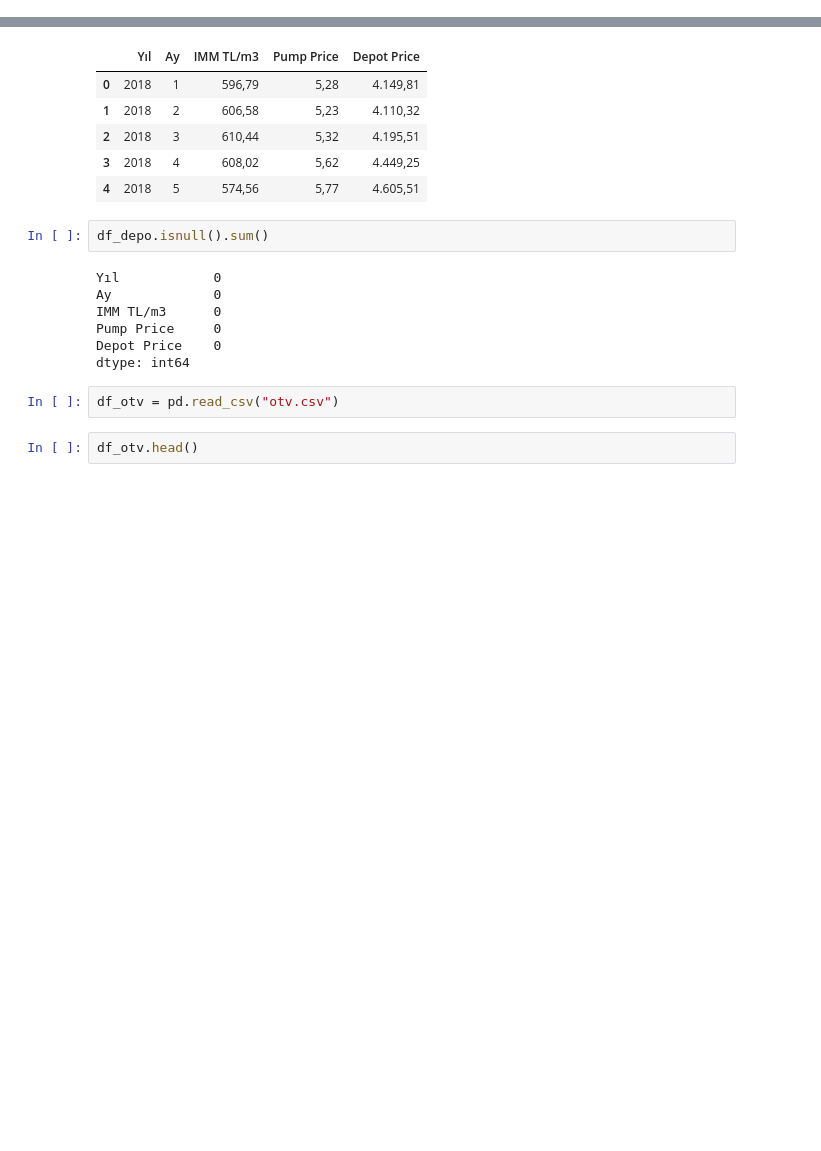
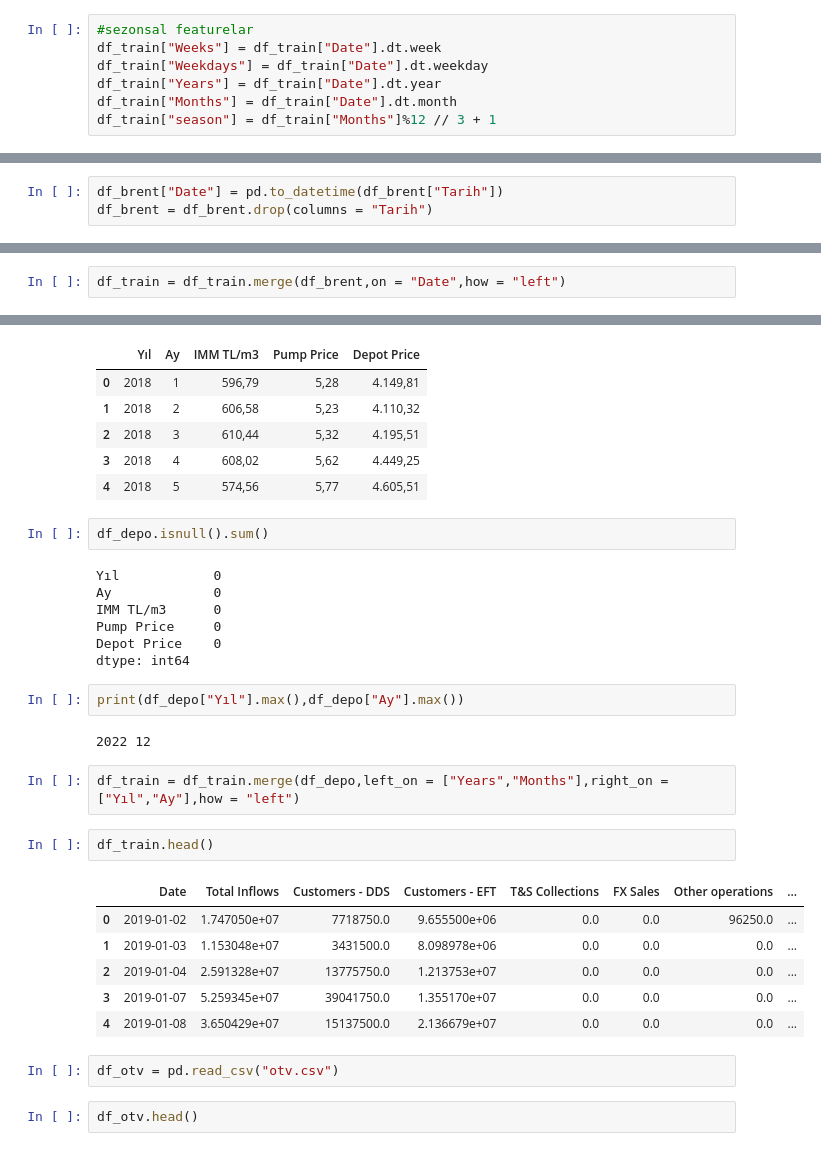
Before and after one commit to alperenkoksal/shell-datathon, a Jupyter notebook: Shell datathon.ipynb, the cells around one changed output, grey strips where cells are left out. Cells and saved outputs as stored; diff of their text form; blank space fills up the shorter version.

```diff
--- a/Shell datathon.ipynb
+++ b/Shell datathon.ipynb
@@ -30,3 +93,10 @@ df_train.head()
+# %%
+#sezonsal featurelar
+df_train["Weeks"] = df_train["Date"].dt.week
+df_train["Weekdays"] = df_train["Date"].dt.weekday
+df_train["Years"] = df_train["Date"].dt.year
+df_train["Months"] = df_train["Date"].dt.month
+df_train["season"] = df_train["Months"]%12 // 3 + 1
 # %% [markdown]
 Net Cashflow from Operations:
 Total Inflows ve Outflows farkıdır - Tahmin edilmesini talep ettiğimiz kalemdir
@@ -70,3 +141,6 @@ df_brent.head()
 | 2 | 2023-01-30 | ICE BRENT | $/BBL | 84.90 | 87.48 | 84.66 | ... |
 | 3 | 2023-01-29 | ICE BRENT | $/BBL | 86.66 | 88.95 | 85.69 | ... |
 | 4 | 2023-01-28 | ICE BRENT | $/BBL | 86.66 | 88.95 | 85.69 | ... |
+# %%
+df_brent["Date"] = pd.to_datetime(df_brent["Tarih"])
+df_brent = df_brent.drop(columns = "Tarih")
@@ -84,3 +177,5 @@ dtype: int64
+# %%
+df_train = df_train.merge(df_brent,on = "Date",how = "left")
 # %%
 df_depo = pd.read_csv("depo_pump_imm.csv")
 # %%
@@ -101,6 +196,21 @@ IMM TL/m3      0
 Pump Price     0
 Depot Price    0
 dtype: int64
+# %%
+print(df_depo["Yıl"].max(),df_depo["Ay"].max())
+# %% [output]
+2022 12
+# %%
+df_train = df_train.merge(df_depo,left_on = ["Years","Months"],right_on = ["Yıl","Ay"],how = "left")
+# %%
+df_train.head()
+# %% [output]
+|  | Date | Total Inflows | Customers - DDS | Customers - EFT | T&S Collections | FX Sales | Other operations | ... |
+| 0 | 2019-01-02 | 1.747050e+07 | 7718750.0 | 9.655500e+06 | 0.0 | 0.0 | 96250.0 | ... |
+| 1 | 2019-01-03 | 1.153048e+07 | 3431500.0 | 8.098978e+06 | 0.0 | 0.0 | 0.0 | ... |
+| 2 | 2019-01-04 | 2.591328e+07 | 13775750.0 | 1.213753e+07 | 0.0 | 0.0 | 0.0 | ... |
+| 3 | 2019-01-07 | 5.259345e+07 | 39041750.0 | 1.355170e+07 | 0.0 | 0.0 | 0.0 | ... |
+| 4 | 2019-01-08 | 3.650429e+07 | 15137500.0 | 2.136679e+07 | 0.0 | 0.0 | 0.0 | ... |
 # %%
 df_otv = pd.read_csv("otv.csv")
 # %%
```
Also changed, not shown: parts of 54 cells of this notebook.
